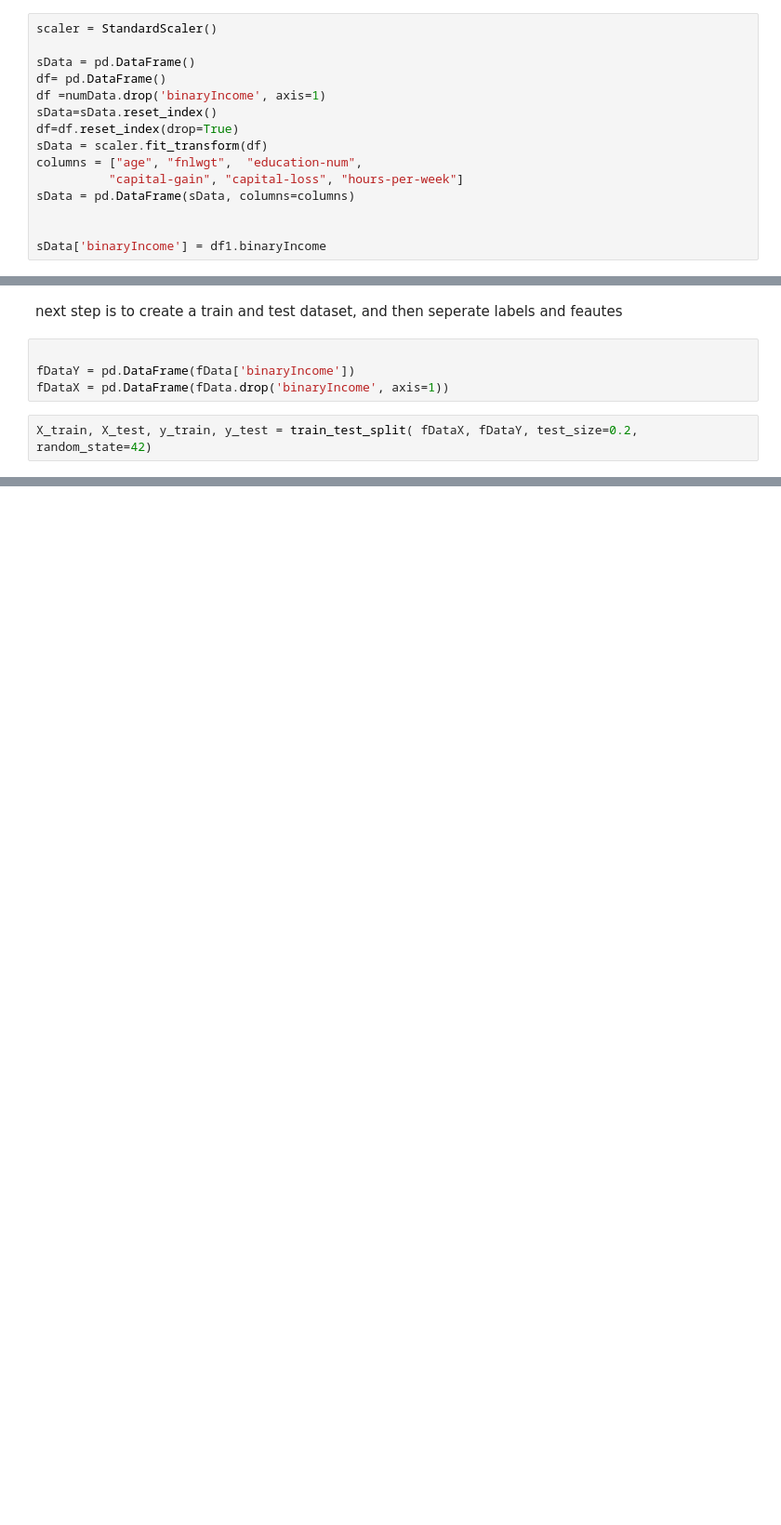
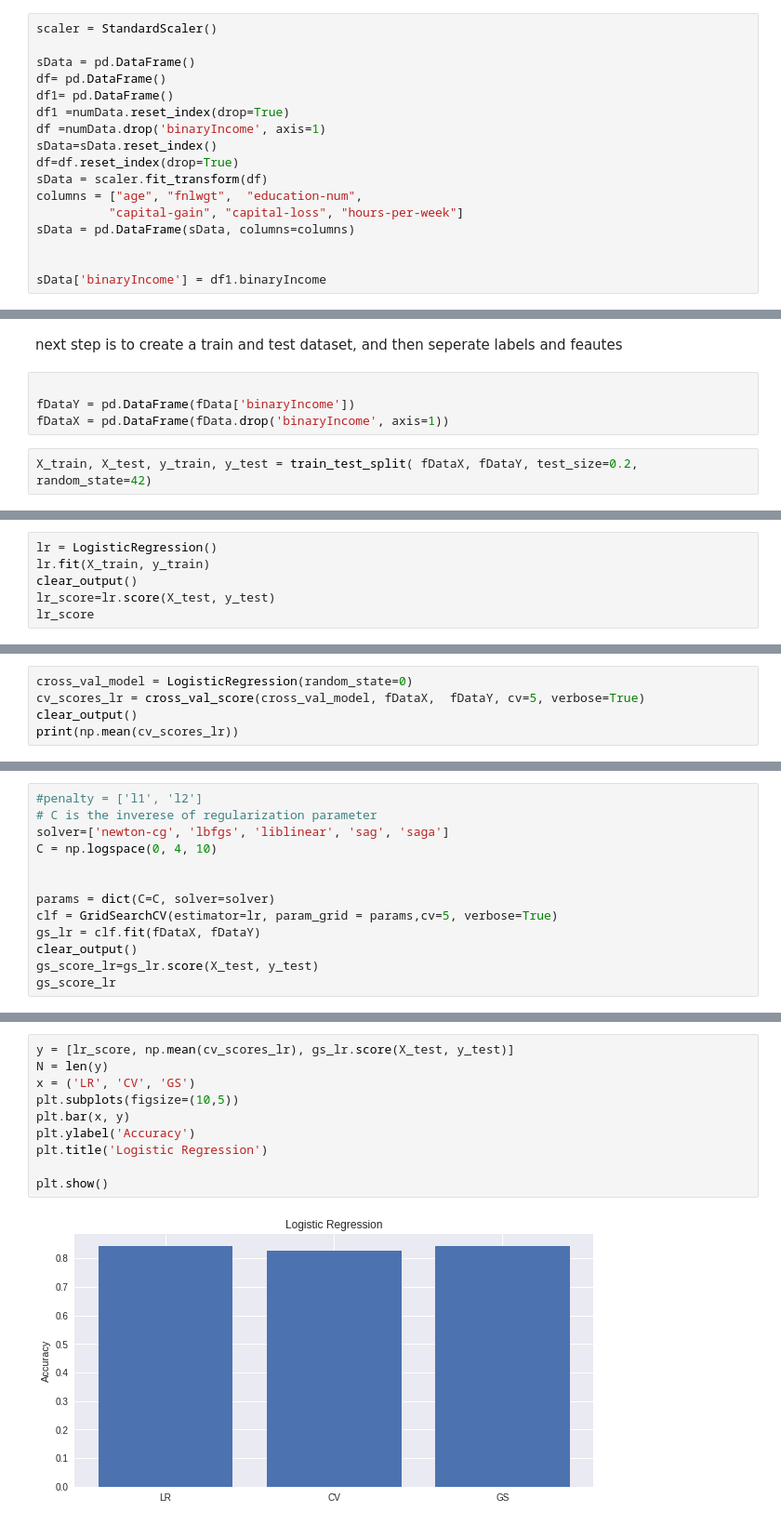
Before and after one commit to daniyal9538/GeneralProjects, a Jupyter notebook: CNG_562_HW_1_1.ipynb, the cells around one changed output, grey strips where cells are left out. Shown at 93% size. Cells and saved outputs as stored; diff of their text form; blank space fills up the shorter version.

```diff
--- a/CNG_562_HW_1_1.ipynb
+++ b/CNG_562_HW_1_1.ipynb
@@ -336,6 +333,8 @@ scaler = StandardScaler()
 
 sData = pd.DataFrame()
 df= pd.DataFrame()
+df1= pd.DataFrame()
+df1 =numData.reset_index(drop=True)
 df =numData.drop('binaryIncome', axis=1)
 sData=sData.reset_index()
 df=df.reset_index(drop=True)
@@ -492,0 +428,6 @@ best_model.score(fDataX, fDataY)
+# %%
+lr = LogisticRegression()
+lr.fit(X_train, y_train)
+clear_output()
+lr_score=lr.score(X_test, y_test)
+lr_score
@@ -492,0 +438,5 @@ best_model.score(fDataX, fDataY)
+# %%
+cross_val_model = LogisticRegression(random_state=0)
+cv_scores_lr = cross_val_score(cross_val_model, fDataX,  fDataY, cv=5, verbose=True)
+clear_output()
+print(np.mean(cv_scores_lr))
@@ -492,0 +447,13 @@ best_model.score(fDataX, fDataY)
+# %%
+#penalty = ['l1', 'l2']
+# C is the inverese of regularization parameter
+solver=['newton-cg', 'lbfgs', 'liblinear', 'sag', 'saga']
+C = np.logspace(0, 4, 10)
+
+
+params = dict(C=C, solver=solver)
+clf = GridSearchCV(estimator=lr, param_grid = params,cv=5, verbose=True)
+gs_lr = clf.fit(fDataX, fDataY)
+clear_output()
+gs_score_lr=gs_lr.score(X_test, y_test)
+gs_score_lr
@@ -492,0 +464,12 @@ best_model.score(fDataX, fDataY)
+# %%
+y = [lr_score, np.mean(cv_scores_lr), gs_lr.score(X_test, y_test)]
+N = len(y)
+x = ('LR', 'CV', 'GS')
+plt.subplots(figsize=(10,5))
+plt.bar(x, y)
+plt.ylabel('Accuracy')
+plt.title('Logistic Regression')
+
+plt.show()
+# %% [output]
+[figure, added]
```
Also changed, not shown: parts of 55 cells of this notebook.
